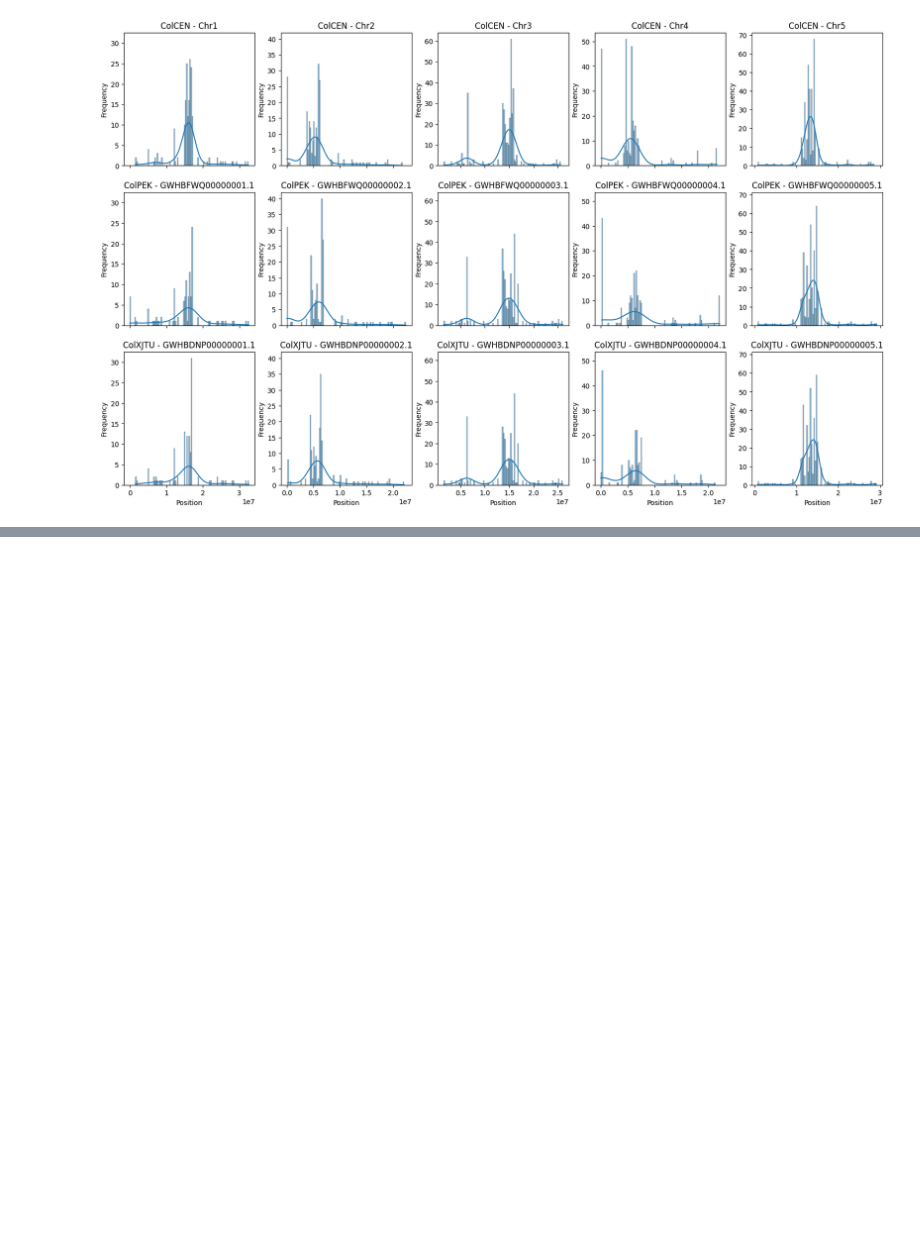
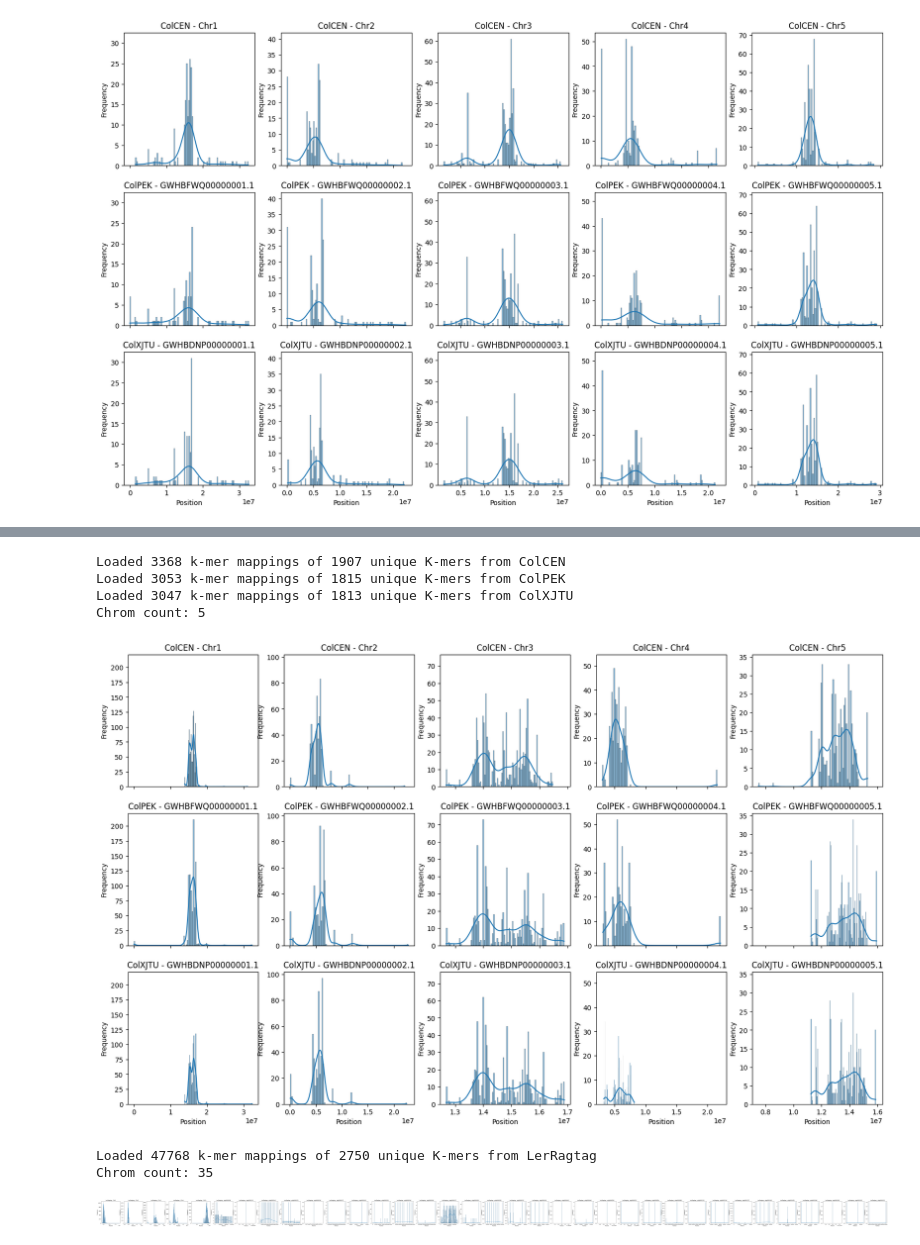
Before and after one commit to HazyFish/cen-kmers, a Jupyter notebook: notebooks/kmer_mapping.ipynb, the cells around one changed output, grey strips where cells are left out. Saved outputs shown, nothing was run; the diff lists cells and outputs as text; code cells hidden in the pictures; blank space fills up the shorter version.

```diff
--- a/notebooks/kmer_mapping.ipynb
+++ b/notebooks/kmer_mapping.ipynb
@@ -169,0 +304,20 @@ Loaded 1160 k-mer mappings of 928 unique K-mers from ColXJTU
+# %%
+plot_kmer_distributions(bed_paths={
+    assembly: f"../data/hamburg/hamburg-mutac-df3-joined-corr.dot-25.{assembly}.bed"
+    for assembly in ["ColCEN", "ColPEK", "ColXJTU"]
+})
+# %% [output]
+Loaded 3368 k-mer mappings of 1907 unique K-mers from ColCEN
+Loaded 3053 k-mer mappings of 1815 unique K-mers from ColPEK
+Loaded 3047 k-mer mappings of 1813 unique K-mers from ColXJTU
+Chrom count: 5
+[figure, added]
+# %%
+plot_kmer_distributions(bed_paths={
+    assembly: f"../data/hamburg/hamburg-mutac-df3-joined-corr.dot-25.{assembly}.bed"
+    for assembly in ["LerRagtag"]
+})
+# %% [output]
+Loaded 47768 k-mer mappings of 2750 unique K-mers from LerRagtag
+Chrom count: 35
+[figure, added]
```
Also changed, not shown: parts of 16 cells of this notebook.
